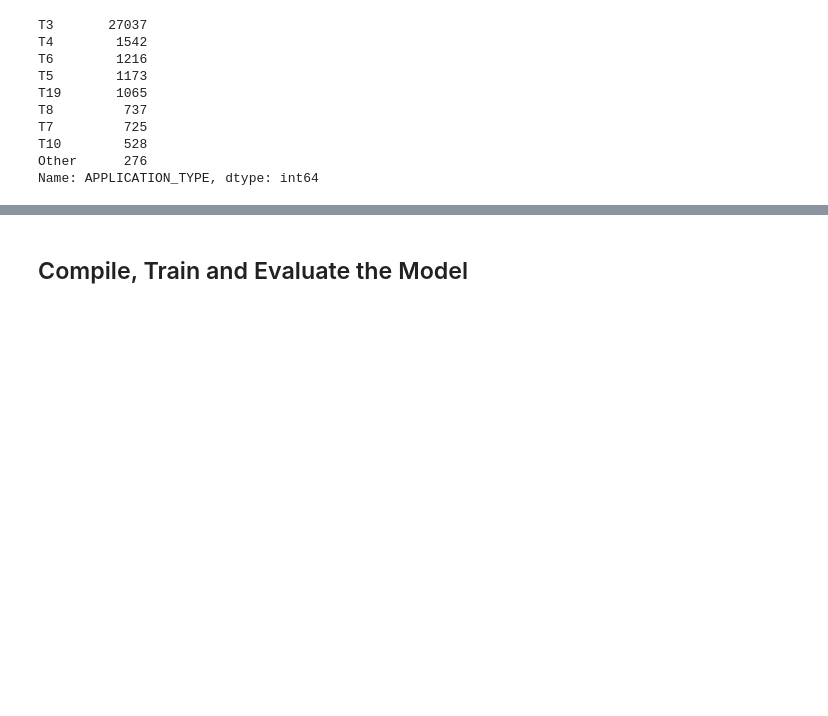
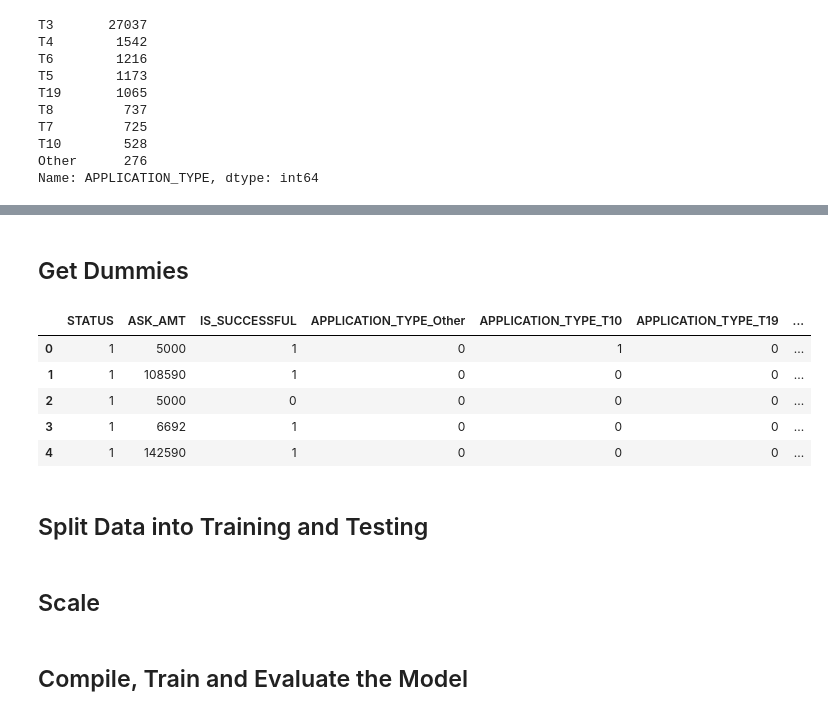
Before and after one commit to adamholcomb/Deep-Learning, a Jupyter notebook: Charity Funding Predictor.ipynb, the cells around one changed output, grey strips where cells are left out. Cells and saved outputs as stored; diff of their text form; code cells hidden in the pictures; blank space fills up the shorter version.

```diff
--- a/Charity Funding Predictor.ipynb
+++ b/Charity Funding Predictor.ipynb
@@ -69,14 +82,14 @@ Name: APPLICATION_TYPE, dtype: int64
 # %%
 # Choose a cutoff value and create a list of application types to be replaced
 # use the variable name `application_types_to_replace`
-#  YOUR CODE GOES HERE
+application_types_to_replace = ['T9','T13','T12','T2','T14','T25','T29','T15','T17']
 
 # Replace in dataframe
 for app in application_types_to_replace:
-    application_df['APPLICATION_TYPE'] = application_df['APPLICATION_TYPE'].replace(app,"Other")
+    NoID['APPLICATION_TYPE'] = NoID['APPLICATION_TYPE'].replace(app,"Other")
 
 # Check to make sure binning was successful
-application_df['APPLICATION_TYPE'].value_counts()
+NoID['APPLICATION_TYPE'].value_counts()
 # %% [output]
 T3       27037
 T4        1542
@@ -128,14 +141,15 @@ Name: CLASSIFICATION, dtype: int64
 # %%
 # Choose a cutoff value and create a list of classifications to be replaced
 # use the variable name `classifications_to_replace`
-#  YOUR CODE GOES HERE
+classifications_to_replace = ['C7210','C1720','C2400','C4100','C1600','C1257','C0','C2710','C1260','C1267','C1246','C1256','C3200','C1234',
+'C6100','C1570','C1236','C2570','C2380','C2561','C4200','C1900','C2500','C1728','C4500','C2150','C1732','C1245','C2170','C8210','C4120','C2600','C3700','C5200','C2190','C1370','C1580','C1283','C1820','C1248']
 
 # Replace in dataframe
 for cls in classifications_to_replace:
-    application_df['CLASSIFICATION'] = application_df['CLASSIFICATION'].replace(cls,"Other")
+    NoID['CLASSIFICATION'] = NoID['CLASSIFICATION'].replace(cls,"Other")
 
 # Check to make sure binning was successful
-application_df['CLASSIFICATION'].value_counts()
+NoID['CLASSIFICATION'].value_counts()
 # %% [output]
 C1000    17326
 C2000     6074
@@ -146,13 +170,27 @@ C2100     1883
 Name: CLASSIFICATION, dtype: int64
+# %% [markdown]
+## Get Dummies
 # %%
 # Convert categorical data to numeric with `pd.get_dummies`
-#  YOUR CODE GOES HERE
+dummies = pd.get_dummies(NoID)
+dummies.head()
+# %% [output]
+|  | STATUS | ASK_AMT | IS_SUCCESSFUL | APPLICATION_TYPE_Other | APPLICATION_TYPE_T10 | APPLICATION_TYPE_T19 | ... |
+| 0 | 1 | 5000 | 1 | 0 | 1 | 0 | ... |
+| 1 | 1 | 108590 | 1 | 0 | 0 | 0 | ... |
+| 2 | 1 | 5000 | 0 | 0 | 0 | 0 | ... |
+| 3 | 1 | 6692 | 1 | 0 | 0 | 0 | ... |
+| 4 | 1 | 142590 | 1 | 0 | 0 | 0 | ... |
+# %% [markdown]
+## Split Data into Training and Testing
 # %%
 # Split our preprocessed data into our features and target arrays
 #  YOUR CODE GOES HERE
 
 # Split the preprocessed data into a training and testing dataset
 #  YOUR CODE GOES HERE
+# %% [markdown]
+## Scale
 # %%
 # Create a StandardScaler instances
 scaler = StandardScaler()
```
Also changed, not shown: parts of 10 cells of this notebook.
